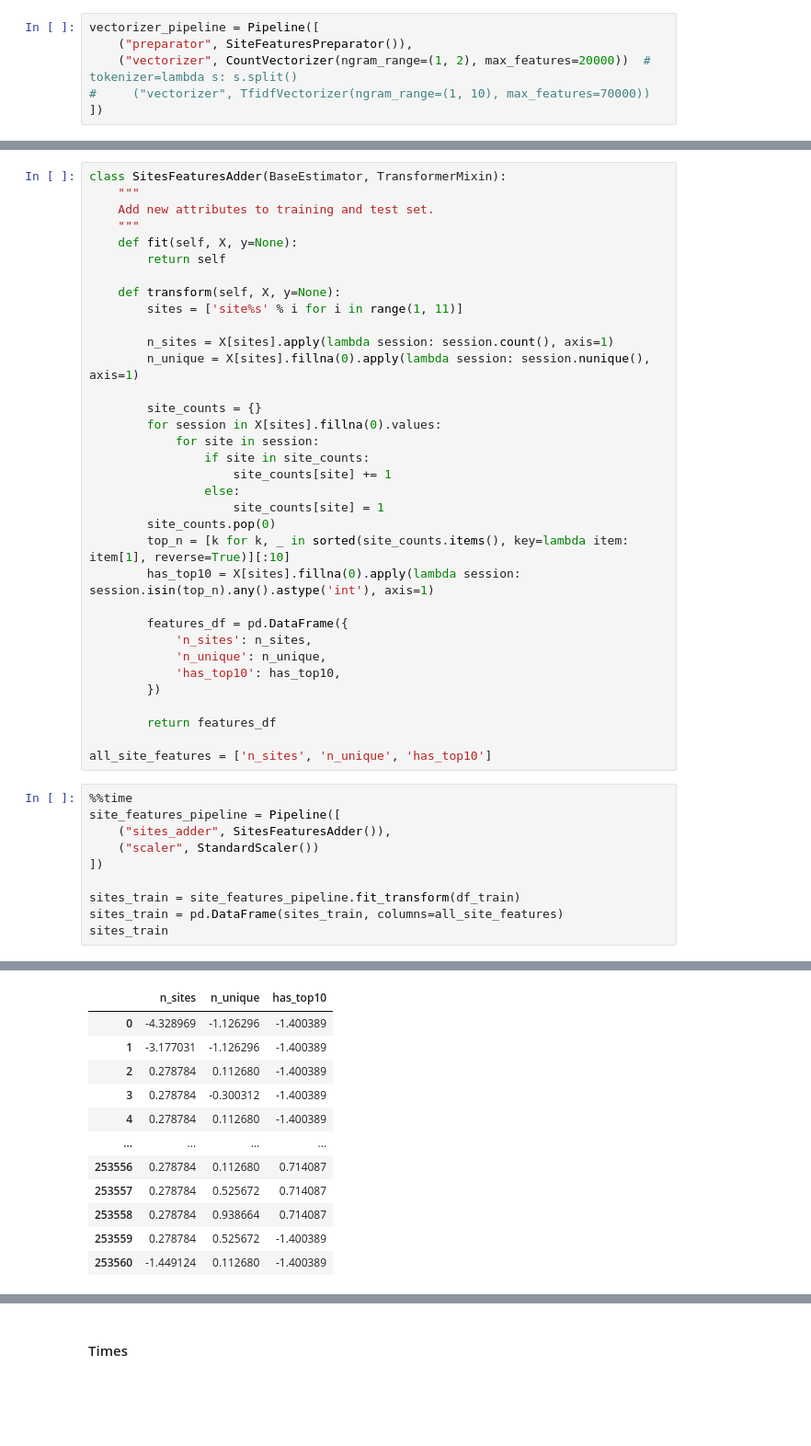
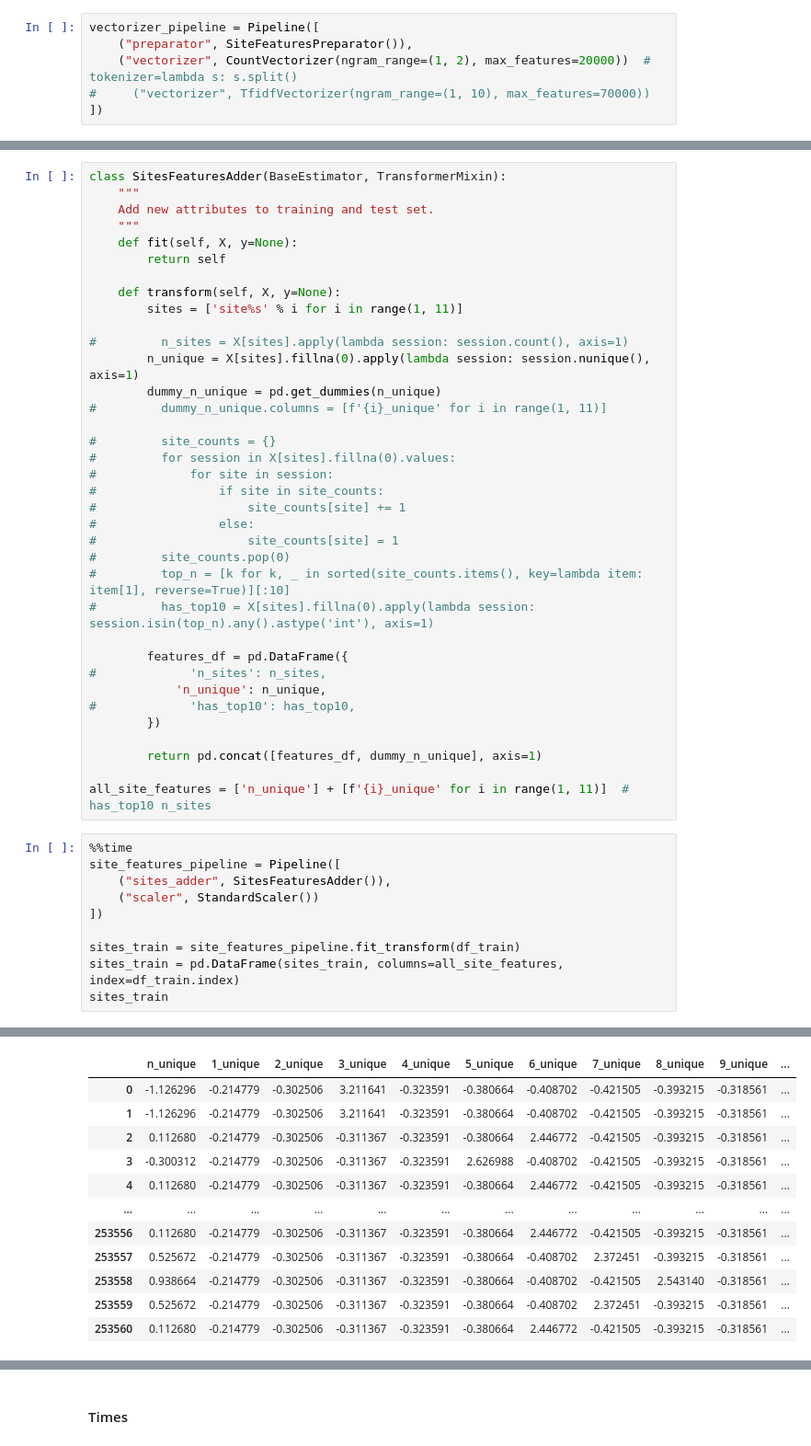
Before and after one commit to Uniholder/Specialization-Yandex-MIPT, a Jupyter notebook: 6_Final_projects/1_user_identification/kaggle/polygon.ipynb, the cells around one changed output, grey strips where cells are left out. Shown at 92% size. Cells and saved outputs as stored; diff of their text form; blank space fills up the shorter version.

Commit message:
sites features

```diff
--- a/6_Final_projects/1_user_identification/kaggle/polygon.ipynb
+++ b/6_Final_projects/1_user_identification/kaggle/polygon.ipynb
@@ -112,29 +95,31 @@ class SitesFeaturesAdder(BaseEstimator, TransformerMixin):
     def transform(self, X, y=None):
         sites = ['site%s' % i for i in range(1, 11)]
 
-        n_sites = X[sites].apply(lambda session: session.count(), axis=1)
+#         n_sites = X[sites].apply(lambda session: session.count(), axis=1)
         n_unique = X[sites].fillna(0).apply(lambda session: session.nunique(), axis=1)
+        dummy_n_unique = pd.get_dummies(n_unique)
+#         dummy_n_unique.columns = [f'{i}_unique' for i in range(1, 11)]
 
-        site_counts = {}
-        for session in X[sites].fillna(0).values:
-            for site in session:
-                if site in site_counts:
-                    site_counts[site] += 1
-                else:
-                    site_counts[site] = 1
-        site_counts.pop(0)
-        top_n = [k for k, _ in sorted(site_counts.items(), key=lambda item: item[1], reverse=True)][:10]
-        has_top10 = X[sites].fillna(0).apply(lambda session: session.isin(top_n).any().astype('int'), axis=1)
+#         site_counts = {}
+#         for session in X[sites].fillna(0).values:
+#             for site in session:
+#                 if site in site_counts:
+#                     site_counts[site] += 1
+#                 else:
+#                     site_counts[site] = 1
+#         site_counts.pop(0)
+#         top_n = [k for k, _ in sorted(site_counts.items(), key=lambda item: item[1], reverse=True)][:10]
+#         has_top10 = X[sites].fillna(0).apply(lambda session: session.isin(top_n).any().astype('int'), axis=1)
 
         features_df = pd.DataFrame({
-            'n_sites': n_sites,
+#             'n_sites': n_sites,
             'n_unique': n_unique,
-            'has_top10': has_top10,
+#             'has_top10': has_top10,
         })
 
-        return features_df
+        return pd.concat([features_df, dummy_n_unique], axis=1)
 
-all_site_features = ['n_sites', 'n_unique', 'has_top10']
+all_site_features = ['n_unique'] + [f'{i}_unique' for i in range(1, 11)]  # has_top10 n_sites
 # %%
 %%time
 site_features_pipeline = Pipeline([
@@ -143,6 +128,6 @@ site_features_pipeline = Pipeline([
 ])
 
 sites_train = site_features_pipeline.fit_transform(df_train)
-sites_train = pd.DataFrame(sites_train, columns=all_site_features)
+sites_train = pd.DataFrame(sites_train, columns=all_site_features, index=df_train.index)
 sites_train
 # %% [output]
@@ -151,12 +136,12 @@ Wall time: 1min 40s
-|  | n_sites | n_unique | has_top10 |
-| 0 | -4.328969 | -1.126296 | -1.400389 |
-| 1 | -3.177031 | -1.126296 | -1.400389 |
-| 2 | 0.278784 | 0.112680 | -1.400389 |
-| 3 | 0.278784 | -0.300312 | -1.400389 |
-| 4 | 0.278784 | 0.112680 | -1.400389 |
-| ... | ... | ... | ... |
-| 253556 | 0.278784 | 0.112680 | 0.714087 |
-| 253557 | 0.278784 | 0.525672 | 0.714087 |
-| 253558 | 0.278784 | 0.938664 | 0.714087 |
-| 253559 | 0.278784 | 0.525672 | -1.400389 |
-| 253560 | -1.449124 | 0.112680 | -1.400389 |
+|  | n_unique | 1_unique | 2_unique | 3_unique | 4_unique | 5_unique | 6_unique | 7_unique | 8_unique | 9_unique | ... |
+| 0 | -1.126296 | -0.214779 | -0.302506 | 3.211641 | -0.323591 | -0.380664 | -0.408702 | -0.421505 | -0.393215 | -0.318561 | ... |
+| 1 | -1.126296 | -0.214779 | -0.302506 | 3.211641 | -0.323591 | -0.380664 | -0.408702 | -0.421505 | -0.393215 | -0.318561 | ... |
+| 2 | 0.112680 | -0.214779 | -0.302506 | -0.311367 | -0.323591 | -0.380664 | 2.446772 | -0.421505 | -0.393215 | -0.318561 | ... |
+| 3 | -0.300312 | -0.214779 | -0.302506 | -0.311367 | -0.323591 | 2.626988 | -0.408702 | -0.421505 | -0.393215 | -0.318561 | ... |
+| 4 | 0.112680 | -0.214779 | -0.302506 | -0.311367 | -0.323591 | -0.380664 | 2.446772 | -0.421505 | -0.393215 | -0.318561 | ... |
+| ... | ... | ... | ... | ... | ... | ... | ... | ... | ... | ... | ... |
+| 253556 | 0.112680 | -0.214779 | -0.302506 | -0.311367 | -0.323591 | -0.380664 | 2.446772 | -0.421505 | -0.393215 | -0.318561 | ... |
+| 253557 | 0.525672 | -0.214779 | -0.302506 | -0.311367 | -0.323591 | -0.380664 | -0.408702 | 2.372451 | -0.393215 | -0.318561 | ... |
+| 253558 | 0.938664 | -0.214779 | -0.302506 | -0.311367 | -0.323591 | -0.380664 | -0.408702 | -0.421505 | 2.543140 | -0.318561 | ... |
+| 253559 | 0.525672 | -0.214779 | -0.302506 | -0.311367 | -0.323591 | -0.380664 | -0.408702 | 2.372451 | -0.393215 | -0.318561 | ... |
+| 253560 | 0.112680 | -0.214779 | -0.302506 | -0.311367 | -0.323591 | -0.380664 | 2.446772 | -0.421505 | -0.393215 | -0.318561 | ... |
```
Also changed, not shown: parts of 14 cells of this notebook, 2 other files.
